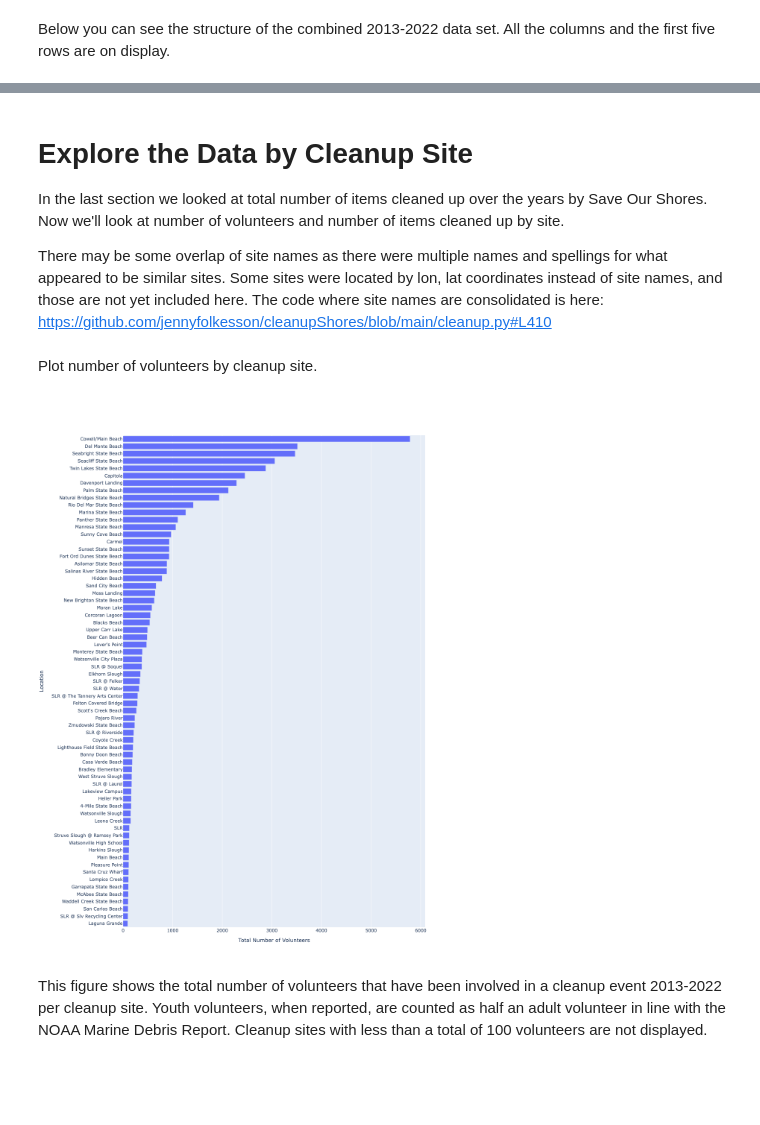
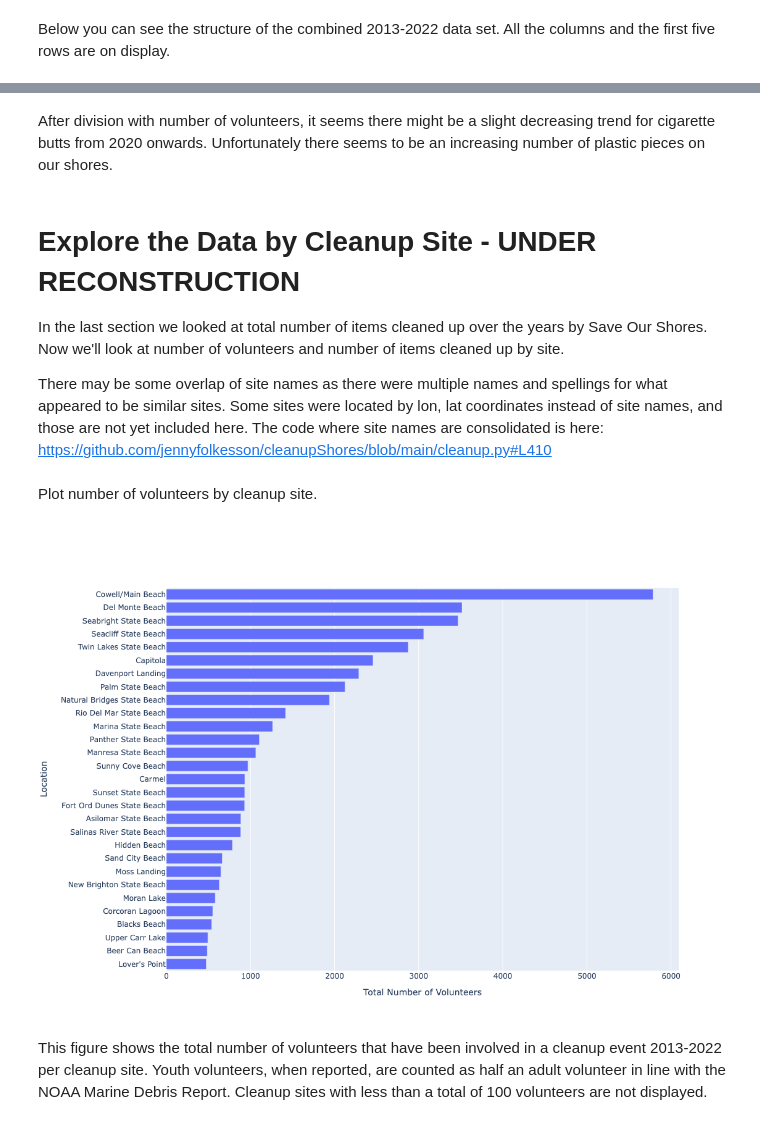
Before and after one commit to jennyfolkesson/saveOurShores, a Jupyter notebook: SOS_cleanup_data.ipynb, the cells around one changed output, grey strips where cells are left out. Cells and saved outputs as stored; diff of their text form; code cells hidden in the pictures; blank space fills up the shorter version.

```diff
--- a/SOS_cleanup_data.ipynb
+++ b/SOS_cleanup_data.ipynb
@@ -56,0 +64,5 @@ sos_data.head()
+# %%
+col_config = pd.read_csv(os.path.join(data_dir, 'sos_column_info.csv'))
+# find column names that do not correspond to items (material is nan)
+nonitem_cols = list(col_config.loc[col_config['material'].isnull()]['name'])
+col_config.head()
@@ -70,3 +104,17 @@ We can show the same information as a treemap, see below.
 # %%
-fig = plots.treemap_graph(sos_data)
-fig.show()
+import importlib
+importlib.reload(plots)
+importlib.reload(cleanup)
+
+# Add Total Volunteers and Total Items
+col_config.loc[len(col_config.index)] = ['Total Volunteers', ['Adult + 0.5*Youth'], 'float', False, np.NaN]
+col_config.loc[len(col_config.index)] = ['Total Items', ['Sum of items per event'], 'int', False, np.NaN]
+
+sos_data['Total Volunteers'] = sos_data['Adult Volunteers'].fillna(0) + 0.5 * sos_data['Youth Volunteers'].fillna(0)
+items = sos_data.copy()
+items.drop(nonitem_cols, axis=1, inplace=True)
+sos_data['Total Items'] = items.sum(axis=1, numeric_only=True)
+# Group by year
+annual_data = cleanup.group_by_year(sos_data, col_config)
+# fig = plots.treemap_graph(sos_data)
+# fig.show()
@@ -77,5 +214,7 @@ The treemap graph above shows total number of items cleaned up 2013-2022 by cate
+# %% [markdown]
+After division with number of volunteers, it seems there might be a slight decreasing trend for cigarette butts from 2020 onwards. Unfortunately there seems to be an increasing number of plastic pieces on our shores.
 # %% [markdown]
-# Explore the Data by Cleanup Site
+# Explore the Data by Cleanup Site - UNDER RECONSTRUCTION
 
 In the last section we looked at total number of items cleaned up over the years by Save Our Shores. Now we'll look at number of volunteers and number of items cleaned up by site.
 
@@ -83,33 +222,40 @@ There may be some overlap of site names as there were multiple names and spellin
 The code where site names are consolidated is here: https://github.com/jennyfolkesson/cleanupShores/blob/main/cleanup.py#L410
 # %%
 sos_sites = sos_data.copy()
+sos_sites['Cleanup Site'].replace([0, 1], np.NaN, inplace=True)
+sos_sites.dropna(subset=['Cleanup Site', 'Date'], inplace=True)
+nonnumeric_cols = list(
+    col_config.loc[~col_config['type'].isin(['int', 'float'])]['name'],
+)
+nonnumeric_cols.remove('Cleanup Site')
+sos_sites.drop(nonnumeric_cols, axis=1, inplace=True)
+
 sos_sites = sos_sites.groupby('Cleanup Site').sum()
 sos_sites = sos_sites.reset_index()
-# NOAA counted youth volunteers as half adult volunteers
-sos_sites['Total Volunteers'] = sos_sites['Adult Volunteers'] + 0.5 * sos_sites['Youth Volunteers']
+
 # Drop sites with no stats on volunteer numbers
-sos_sites.drop(sos_sites[sos_sites['Total Volunteers'] <= 100].index, inplace=True)
+sos_volunteers = sos_sites.drop(sos_sites[sos_sites['Total Volunteers'] <= 500].index)
 # %% [markdown]
 Plot number of volunteers by cleanup site.
 # %%
 fig = go.Figure()
 fig.add_trace(go.Bar(
-    y=sos_sites['Cleanup Site'],
-    x=sos_sites['Adult Volunteers'],
+    y=sos_volunteers['Cleanup Site'],
+    x=sos_volunteers['Adult Volunteers'],
     orientation='h',
     name='Total Cleanup Volunteers',
 ))
 fig.update_layout(
     autosize=False,
-    width=1100,
-    height=1500,
+    width=1000,
+    height=800,
     yaxis_title='Location',
     xaxis_title='Total Number of Volunteers',
     yaxis={'categoryorder':'total ascending'}
 )
 fig.show()
 # %% [output]
-[figure, old version]
+[figure, new version]
 # %% [markdown]
 This figure shows the total number of volunteers that have been involved in a cleanup event 2013-2022 per cleanup site. Youth volunteers, when reported, are counted as half an adult volunteer in line with the NOAA Marine Debris Report.
 Cleanup sites with less than a total of 100 volunteers are not displayed.
```
Also changed, not shown: parts of 39 cells of this notebook, 3 other files.
